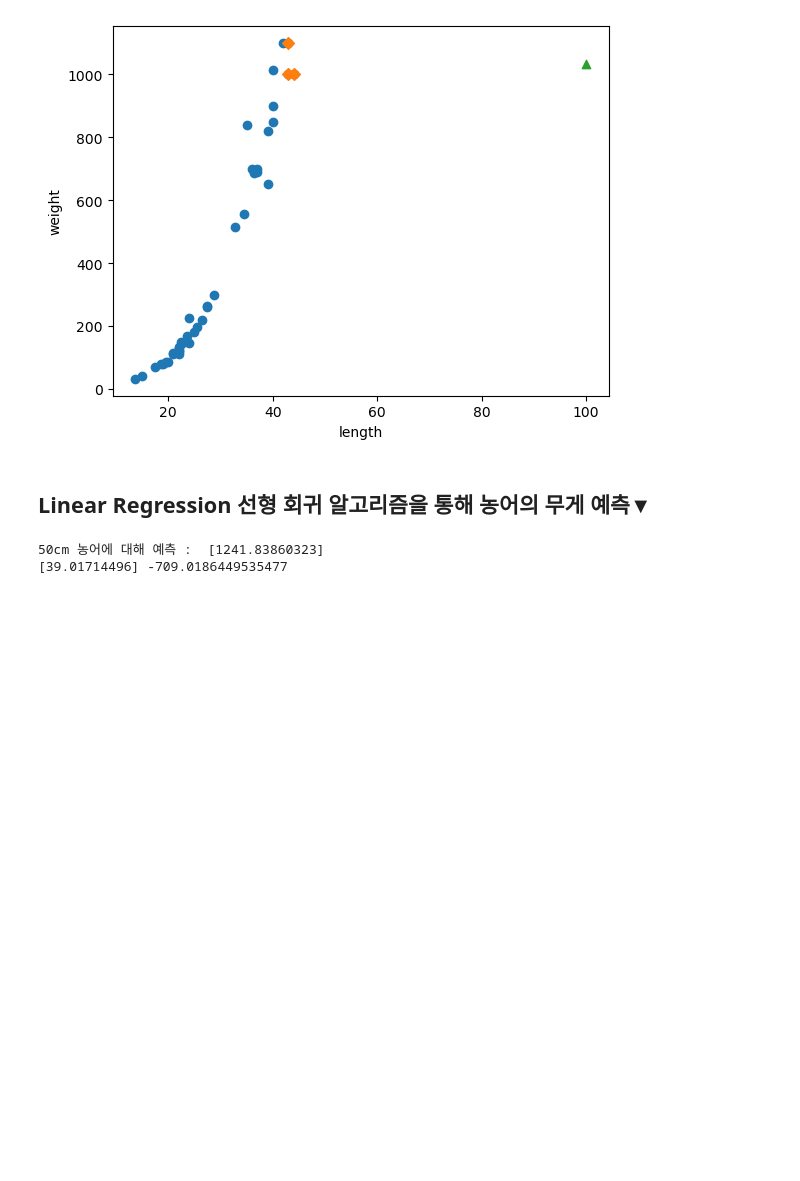
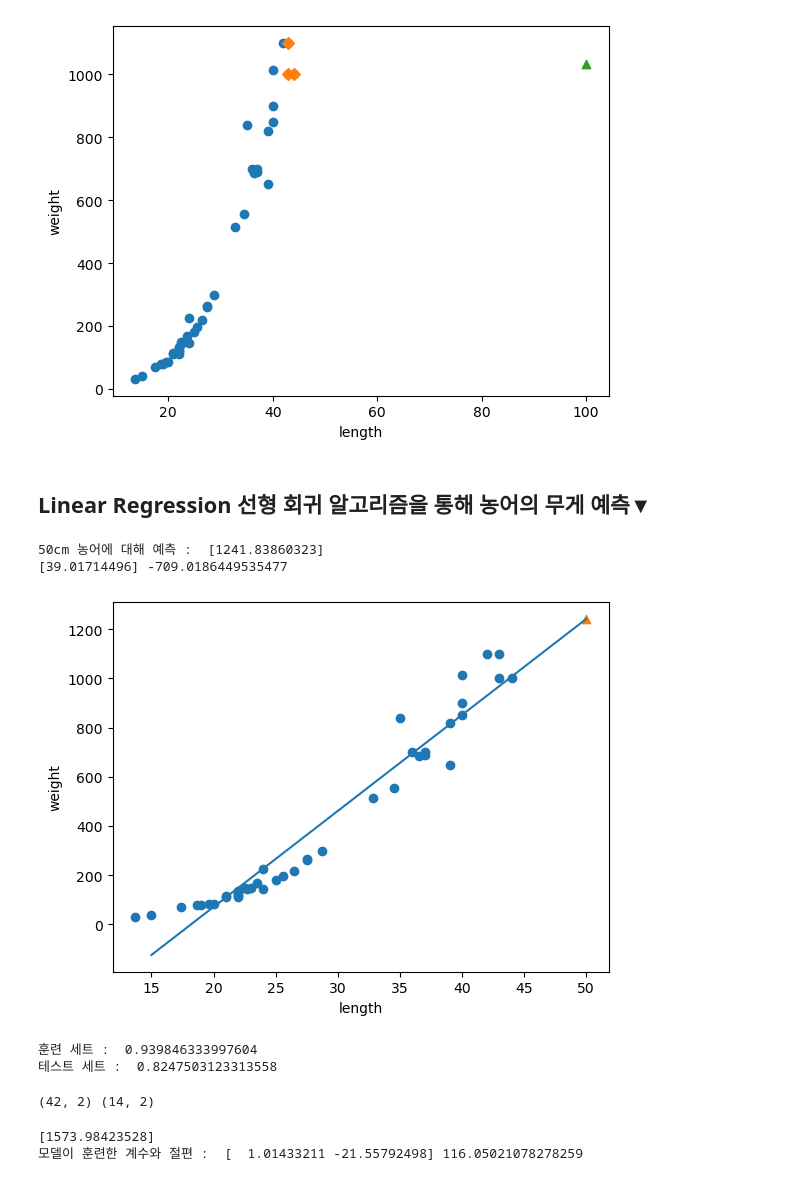
Before and after one commit to wongakim-99/MachineLearning_and_DeepLearning_study, a Jupyter notebook: chapter3/linear_regression.ipynb, the cells around one changed output. Drawn from its saved outputs; the diff is of its cells as text; code cells hidden in the pictures; blank space fills up the shorter version.

```diff
--- a/chapter3/linear_regression.ipynb
+++ b/chapter3/linear_regression.ipynb
@@ -101,3 +101,42 @@ print(lr.coef_, lr.intercept_)
 # %% [output]
 50cm 농어에 대해 예측 :  [1241.83860323]
 [39.01714496] -709.0186449535477
+# %%
+# 훈련 세트의 산점도를 그린다.
+plt.scatter(train_input, train_target)
+
+# 15에서 50까지 1차 방정식 그래프를 그린다.
+plt.plot([15, 50], [15 * lr.coef_ + lr.intercept_, 50 * lr.coef_ + lr.intercept_])
+
+# 50cm 농어 데이터
+plt.scatter(50, 1241.8, marker = '^')
+plt.xlabel('length')
+plt.ylabel('weight')
+plt.show()
+# %% [output]
+[figure, added]
+# %%
+print("훈련 세트 : ", lr.score(train_input, train_target))  # 훈련 세트
+print("테스트 세트 : ",lr.score(test_input, test_target))  # 테스트 세트
+# %% [output]
+훈련 세트 :  0.939846333997604
+테스트 세트 :  0.8247503123313558
+# %%
+# train_input ** 2 식에도 넘파이 브로그캐스팅 적용됨
+# 즉, train_input 에 있는 모든 원소를 제곱
+train_poly = np.column_stack((train_input ** 2, train_input))
+test_poly = np.column_stack((test_input ** 2, test_input))
+
+# 새롭게 만든 데이터셋의 크기 확인
+print(train_poly.shape, test_poly.shape)
+# %% [output]
+(42, 2) (14, 2)
+# %%
+lr = LinearRegression()
+lr.fit(train_poly, train_target)
+
+print(lr.predict([[50 ** 2, 50]]))
+print("모델이 훈련한 계수와 절편 : ", lr.coef_, lr.intercept_)
+# %% [output]
+[1573.98423528]
+모델이 훈련한 계수와 절편 :  [  1.01433211 -21.55792498] 116.05021078278259
```
